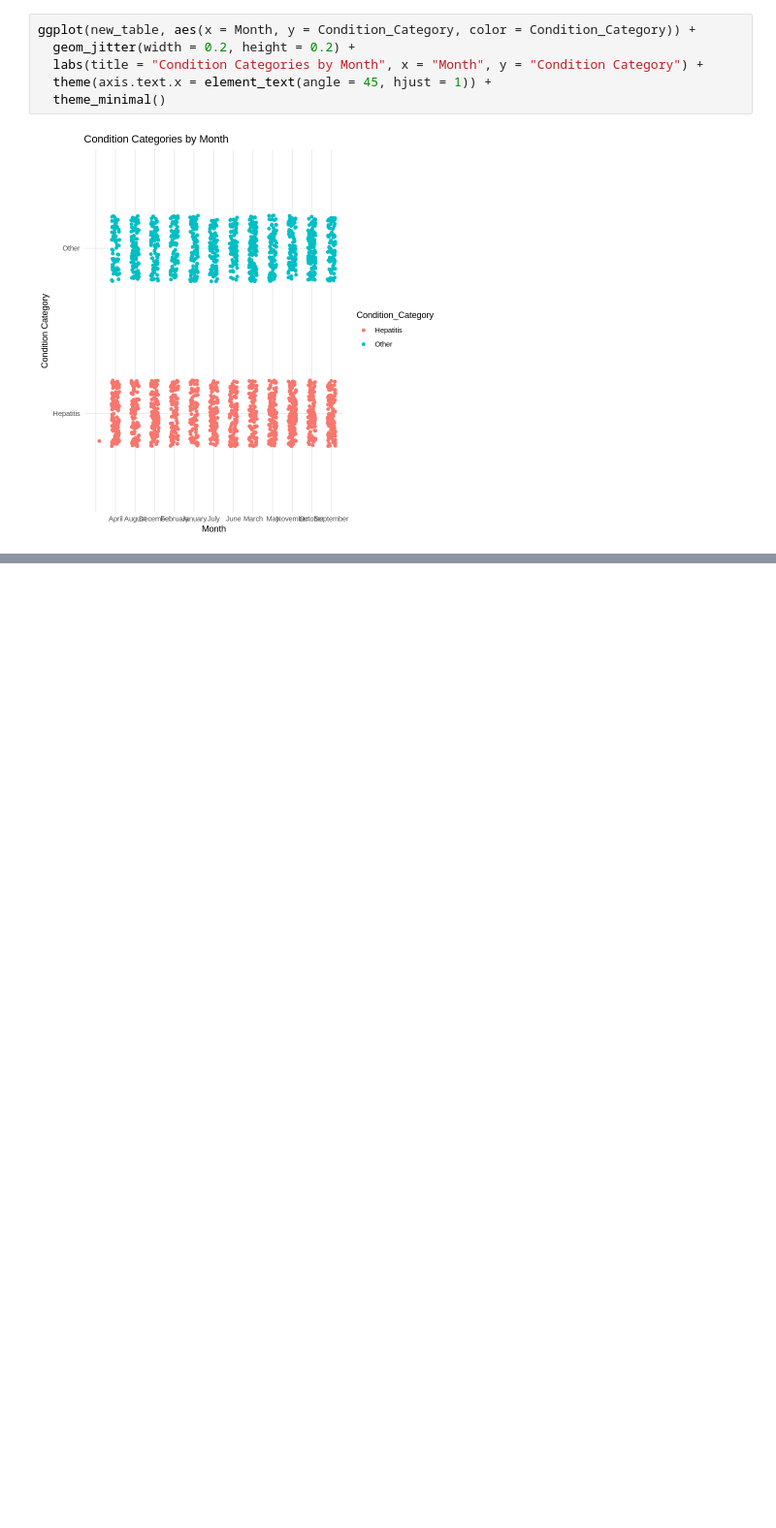
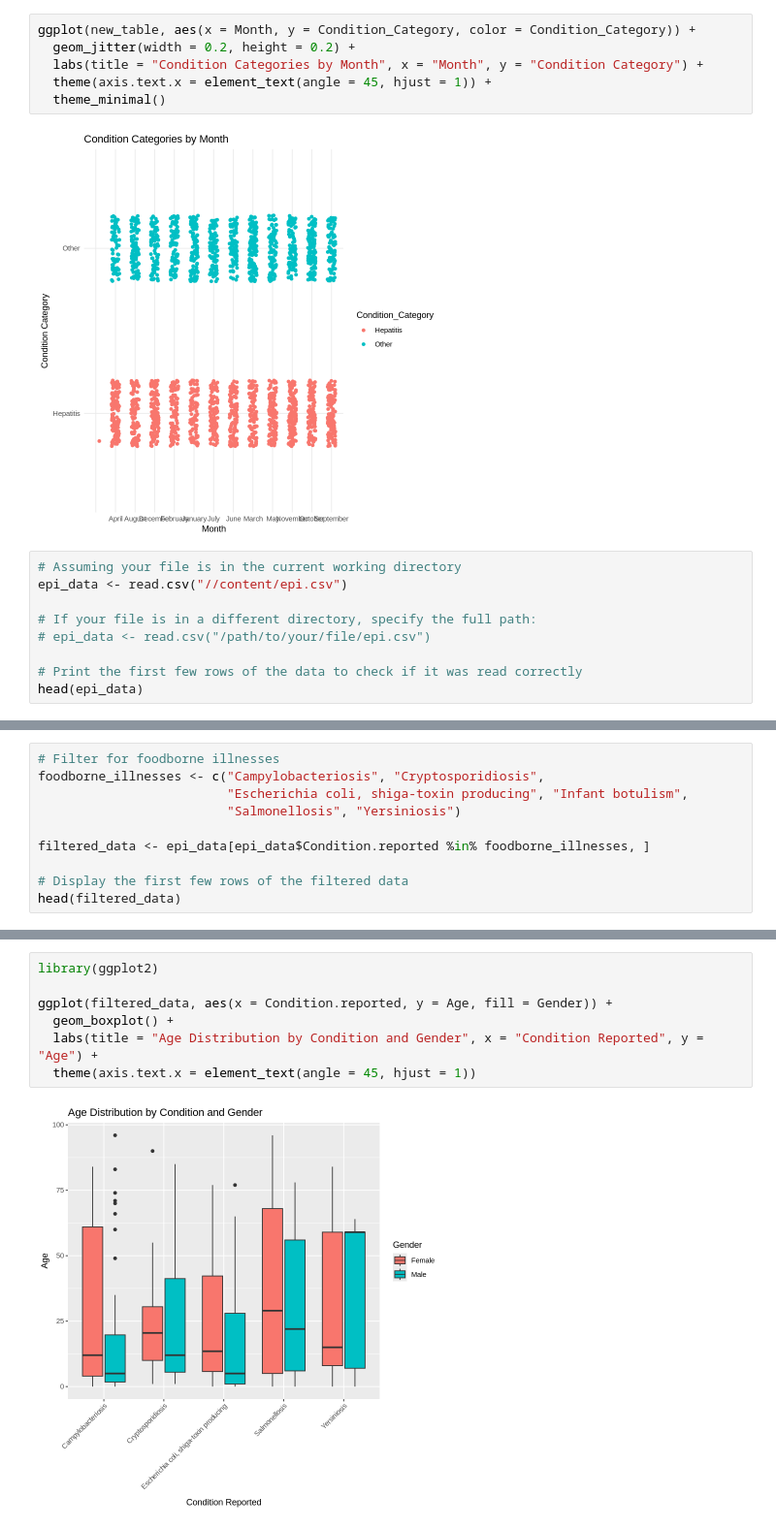
Before and after one commit to asyanez/Class5357, a Jupyter notebook: demo_for_class.ipynb, the cells around one changed output, grey strips where cells are left out. Shown at 97% size. Drawn from its saved outputs; the diff is of its cells as text; blank space fills up the shorter version.

```diff
--- a/demo_for_class.ipynb
+++ b/demo_for_class.ipynb
@@ -125,3 +125,12 @@ ggplot(new_table, aes(x = Month, y = Condition_Category, color = Condition_Categ
   theme_minimal()
 # %% [output]
 [figure]
+# %%
+# Assuming your file is in the current working directory
+epi_data <- read.csv("//content/epi.csv")
+
+# If your file is in a different directory, specify the full path:
+# epi_data <- read.csv("/path/to/your/file/epi.csv")
+
+# Print the first few rows of the data to check if it was read correctly
+head(epi_data)
@@ -127,0 +147,10 @@ ggplot(new_table, aes(x = Month, y = Condition_Category, color = Condition_Categ
+# %%
+# Filter for foodborne illnesses
+foodborne_illnesses <- c("Campylobacteriosis", "Cryptosporidiosis",
+                         "Escherichia coli, shiga-toxin producing", "Infant botulism",
+                         "Salmonellosis", "Yersiniosis")
+
+filtered_data <- epi_data[epi_data$Condition.reported %in% foodborne_illnesses, ]
+
+# Display the first few rows of the filtered data
+head(filtered_data)
@@ -127,0 +167,9 @@ ggplot(new_table, aes(x = Month, y = Condition_Category, color = Condition_Categ
+# %%
+library(ggplot2)
+
+ggplot(filtered_data, aes(x = Condition.reported, y = Age, fill = Gender)) +
+  geom_boxplot() +
+  labs(title = "Age Distribution by Condition and Gender", x = "Condition Reported", y = "Age") +
+  theme(axis.text.x = element_text(angle = 45, hjust = 1))
+# %% [output]
+[figure, added]
```
Also changed, not shown: parts of 3 cells of this notebook.
